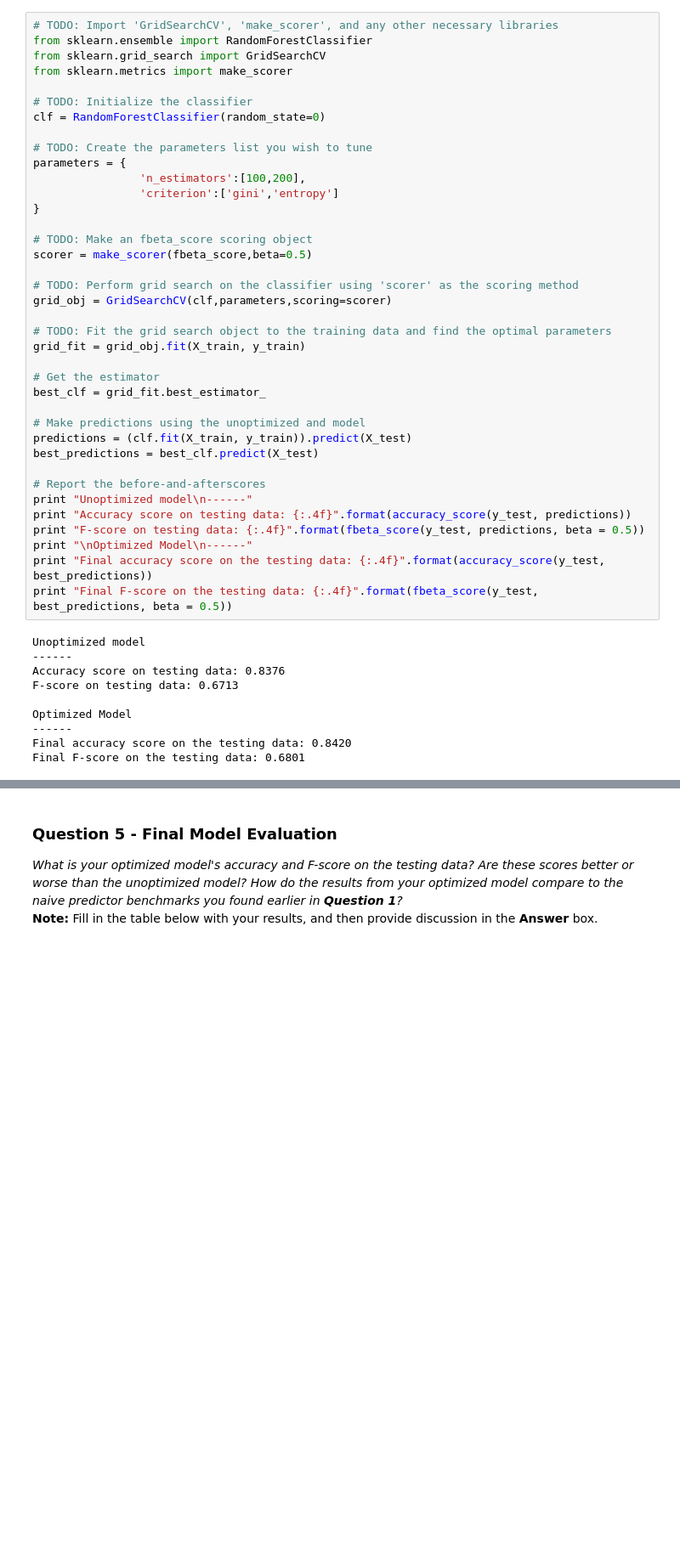
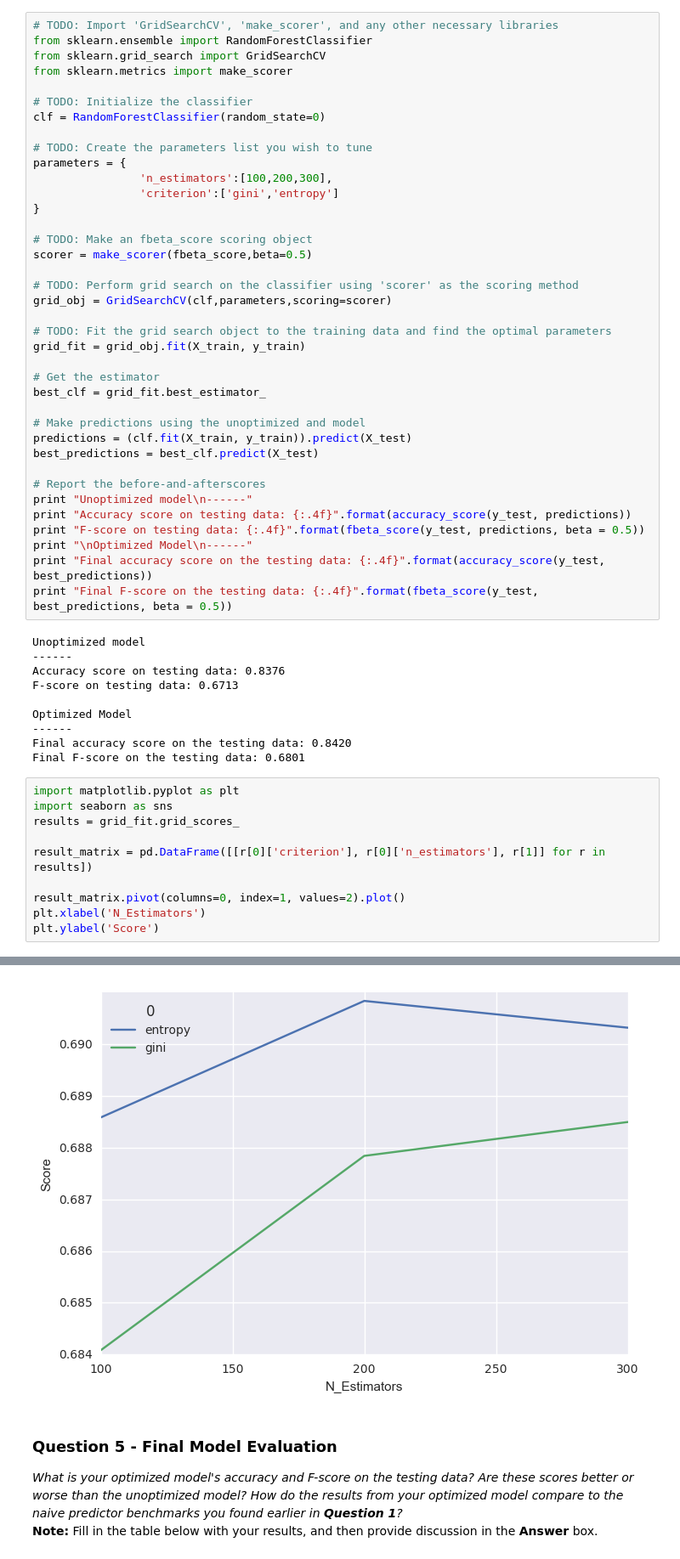
Before and after one commit to gottipati/finding_donors, a Jupyter notebook: finding_donors.ipynb, the cells around one changed output, grey strips where cells are left out. Shown: that part at 85% size. Drawn from its saved outputs; the diff is of its cells as text; blank space fills up the shorter version.

```diff
--- a/finding_donors.ipynb
+++ b/finding_donors.ipynb
@@ -411,7 +408,7 @@ clf = RandomForestClassifier(random_state=0)
 
 # TODO: Create the parameters list you wish to tune
 parameters = {
-                'n_estimators':[100,200],
+                'n_estimators':[100,200,300],
                 'criterion':['gini','entropy']
 }
 
@@ -448,3 +445,14 @@ Optimized Model
 ------
 Final accuracy score on the testing data: 0.8420
 Final F-score on the testing data: 0.6801
+# %%
+import matplotlib.pyplot as plt
+import seaborn as sns
+results = grid_fit.grid_scores_
+
+result_matrix = pd.DataFrame([[r[0]['criterion'], r[0]['n_estimators'], r[1]] for r in results])
+
+result_matrix.pivot(columns=0, index=1, values=2).plot()
+plt.xlabel('N_Estimators')
+plt.ylabel('Score')
+# %% [output]
@@ -451,3 +460,4 @@ Final F-score on the testing data: 0.6801
+[figure, added]
 # %% [markdown]
 ### Question 5 - Final Model Evaluation
 _What is your optimized model's accuracy and F-score on the testing data? Are these scores better or worse than the unoptimized model? How do the results from your optimized model compare to the naive predictor benchmarks you found earlier in **Question 1**?_
```
Also changed, not shown: parts of 6 cells of this notebook, 1 other file.
